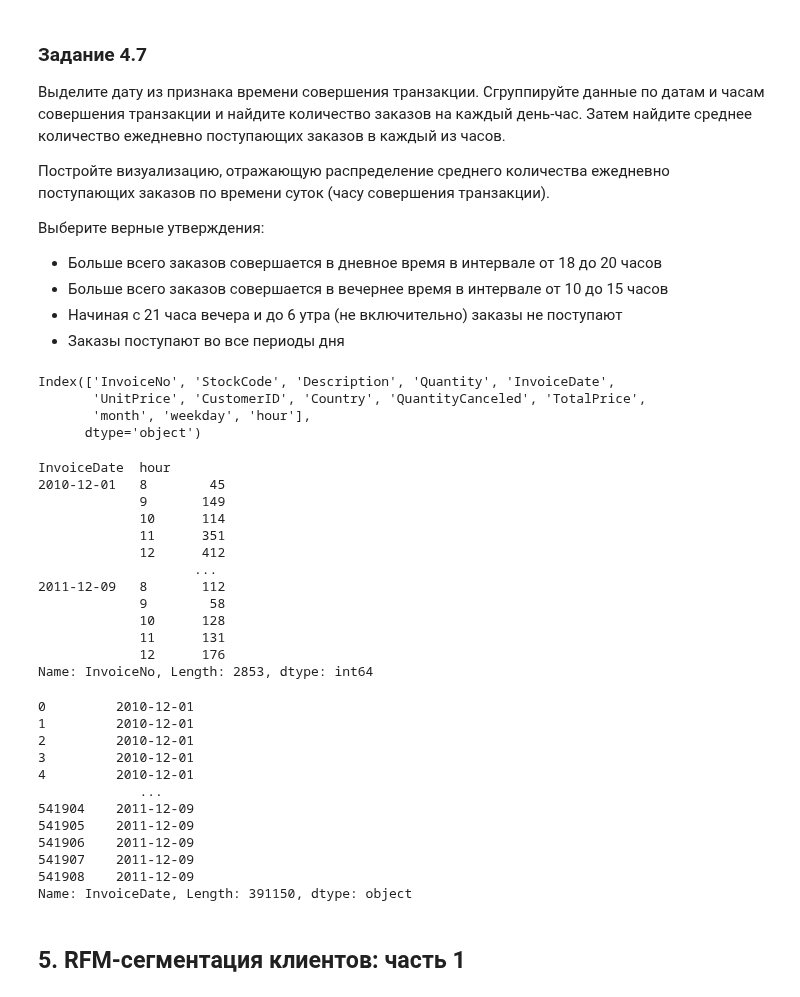
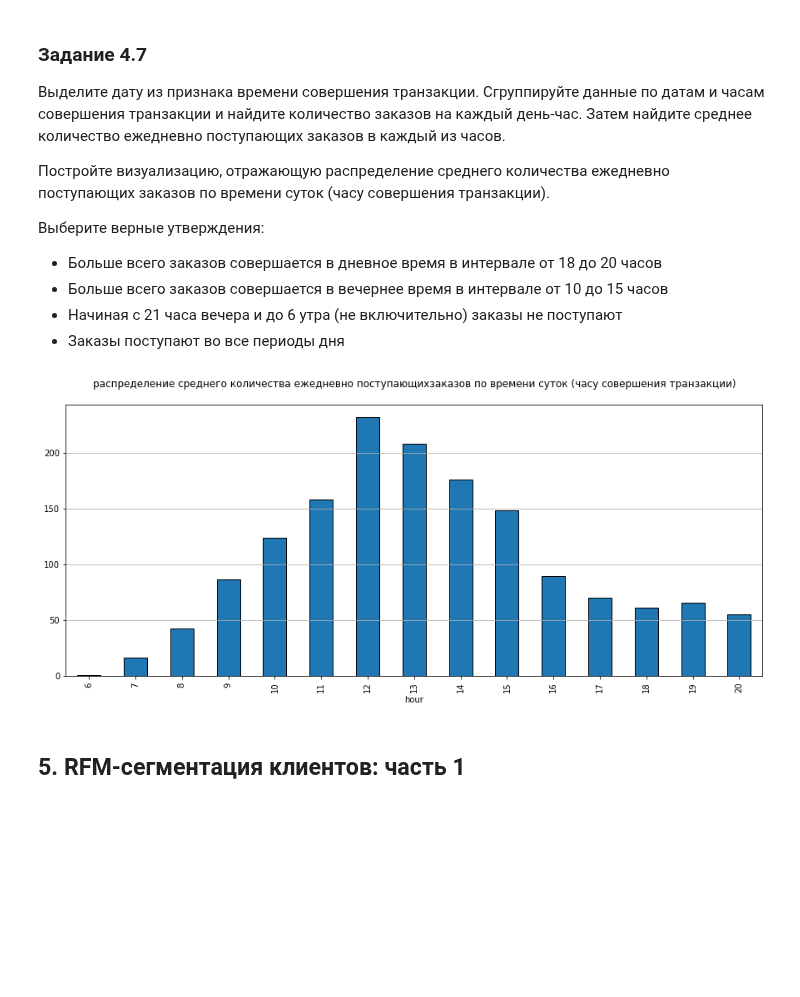
Before and after one commit to IvanovDmitryV/skillfactory_rds, a Jupyter notebook: Unit_6_restart/Project-6. Ноутбук-шаблон.ipynb, the cells around one changed output. Drawn from its saved outputs; the diff is of its cells as text; code cells hidden in the pictures; blank space fills up the shorter version.

```diff
--- a/Unit_6_restart/Project-6. Ноутбук-шаблон.ipynb
+++ b/Unit_6_restart/Project-6. Ноутбук-шаблон.ipynb
@@ -619,26 +610,3 @@ plt.show()
 * Больше всего заказов совершается в вечернее время в интервале от 10 до 15 часов
 * Начиная с 21 часа вечера и до 6 утра (не включительно) заказы не поступают
 * Заказы поступают во все периоды дня
-# %%
-data.columns
-# %% [output]
-Index(['InvoiceNo', 'StockCode', 'Description', 'Quantity', 'InvoiceDate',
-       'UnitPrice', 'CustomerID', 'Country', 'QuantityCanceled', 'TotalPrice',
-       'month', 'weekday', 'hour'],
-      dtype='object')
-# %%
-data.groupby(by=[invoice_date,data.hour]).InvoiceNo.count()
-# %% [output]
-InvoiceDate  hour
-2010-12-01   8        45
-             9       149
-             10      114
-             11      351
-             12      412
-                    ...
-2011-12-09   8       112
-             9        58
-             10      128
-             11      131
-             12      176
-Name: InvoiceNo, Length: 2853, dtype: int64
@@ -647,18 +613,20 @@ invoice_date = data.InvoiceDate.dt.date
-# %%
-data.InvoiceDate.dt.date
-# %% [output]
-0         2010-12-01
-1         2010-12-01
-2         2010-12-01
-3         2010-12-01
-4         2010-12-01
-             ...
-541904    2011-12-09
-541905    2011-12-09
-541906    2011-12-09
-541907    2011-12-09
-541908    2011-12-09
-Name: InvoiceDate, Length: 391150, dtype: object
+# %%
+data['date'] = data.InvoiceDate.dt.date
+
+invoicenum_by_date_hour = data.groupby(by=['date','hour'],
+                            as_index=False
+                            ).InvoiceNo.count().rename(columns={"InvoiceNo": "Invoice_num"})
+
+invoicenum_per_hour = invoicenum_by_date_hour.groupby('hour').Invoice_num.mean()
+
+plt.figure(figsize=(15,6))
+plt.title('распределение среднего количества ежедневно поступающих' +
+          'заказов по времени суток (часу совершения транзакции)\n')
+invoicenum_per_hour.plot.bar()
+plt.grid(axis='y')
+plt.show()
+# %% [output]
+[figure, added]
 # %% [markdown]
 ## 5. RFM-сегментация клиентов: часть 1
 # %% [markdown]
```
Also changed, not shown: parts of 9 cells of this notebook.
